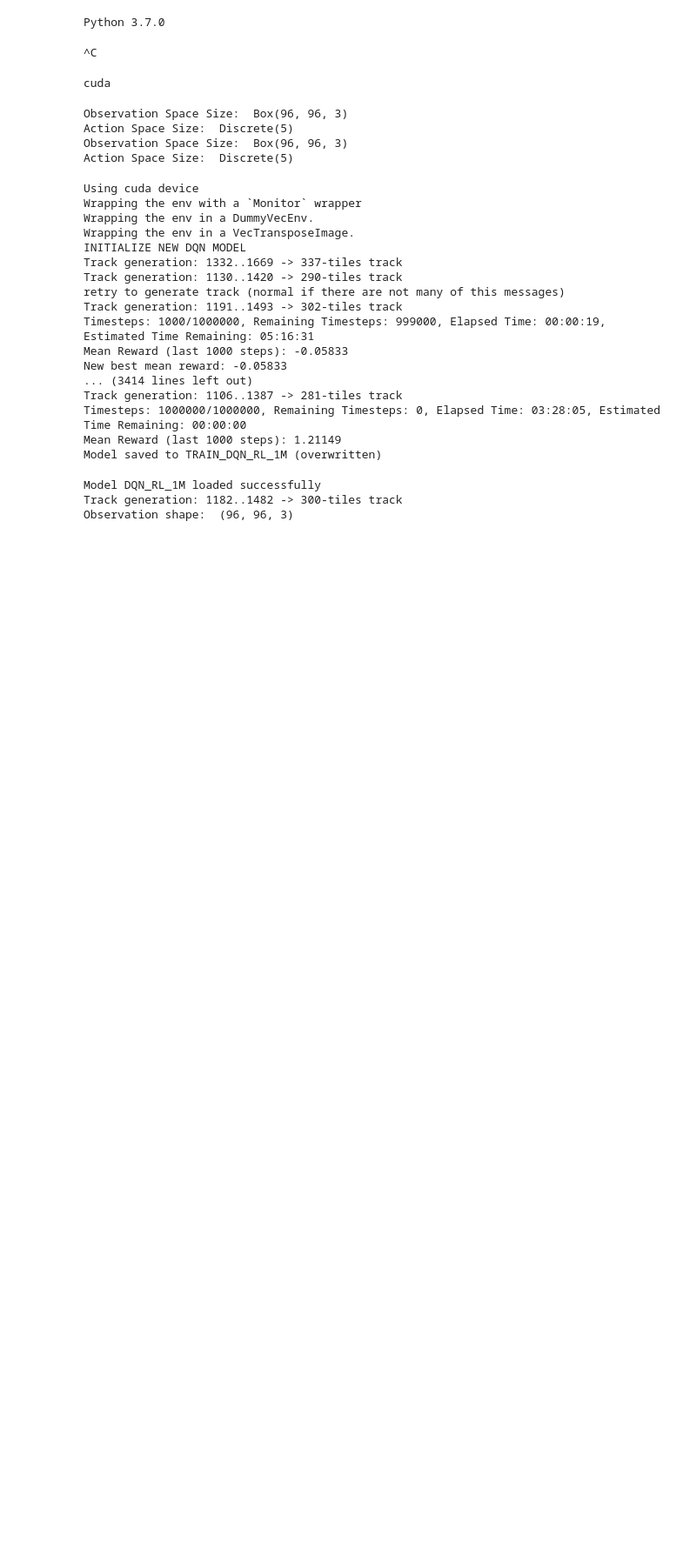
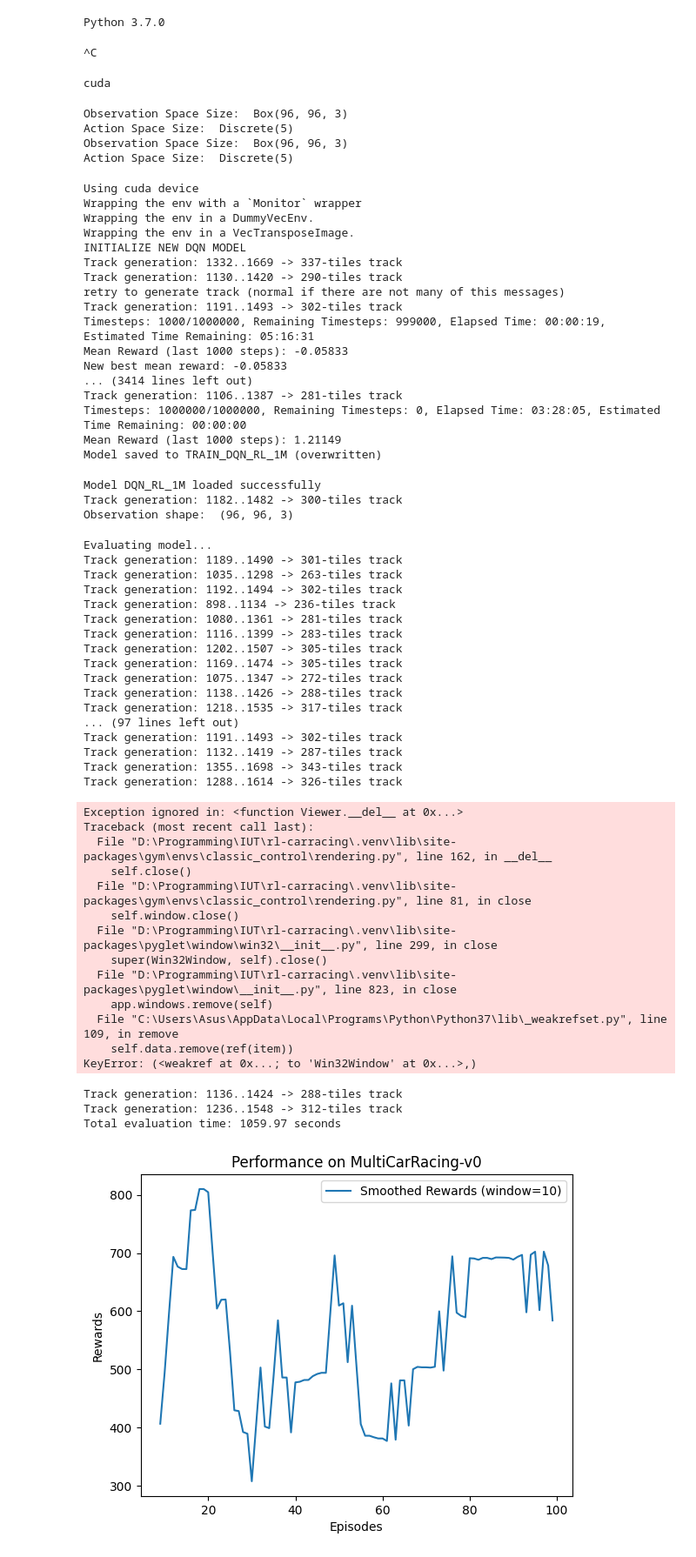
Before and after one commit to JohnnyKoshev/rl-carracing, a Jupyter notebook: dqn.ipynb, the cells around one changed output. Shown at 87% size. Drawn from its saved outputs; the diff is of its cells as text; code cells hidden in the pictures; blank space fills up the shorter version.

Commit message:
feat: evaluation logic

```diff
--- a/dqn.ipynb
+++ b/dqn.ipynb
@@ -261,3 +260,83 @@ evaluate_version(DQN, env, "DQN_RL_1M", "./video")
 Model DQN_RL_1M loaded successfully
 Track generation: 1182..1482 -> 300-tiles track
 Observation shape:  (96, 96, 3)
+# %%
+import pandas as pd
+
+model = DQN.load("DQN_RL_1M")
+
+env = gym.make('MultiCarRacing-v0', num_agents=1)
+
+num_episodes = 100
+
+episode_rewards = []
+
+start_time = time.time()
+
+print("Evaluating model...")
+
+for episode in range(num_episodes):
+    obs = env.reset()
+    done = False
+    total_rewards = 0
+
+    while not done:
+        obs = np.copy(obs)
+        action, _states = model.predict(obs, deterministic=True)
+        obs, reward, done, info = env.step(action)
+        total_rewards += reward
+
+    episode_rewards.append(total_rewards)
+
+end_time = time.time()
+evaluation_time = end_time - start_time
+print(f"Total evaluation time: {evaluation_time:.2f} seconds")
+
+episode_rewards = np.array(episode_rewards)
+
+window_size = 10
+rewards_smoothed = pd.Series(episode_rewards).rolling(window=window_size).mean()
+
+plt.figure()
+plt.plot(rewards_smoothed, label=f'Smoothed Rewards (window={window_size})')
+
+plt.xlabel("Episodes")
+plt.ylabel("Rewards")
+plt.title(f"Performance on {env.spec.id}")
+plt.legend()
+plt.show()
+# %% [output]
+Evaluating model...
+Track generation: 1189..1490 -> 301-tiles track
+Track generation: 1035..1298 -> 263-tiles track
+Track generation: 1192..1494 -> 302-tiles track
+Track generation: 898..1134 -> 236-tiles track
+Track generation: 1080..1361 -> 281-tiles track
+Track generation: 1116..1399 -> 283-tiles track
+Track generation: 1202..1507 -> 305-tiles track
+Track generation: 1169..1474 -> 305-tiles track
+Track generation: 1075..1347 -> 272-tiles track
+Track generation: 1138..1426 -> 288-tiles track
+Track generation: 1218..1535 -> 317-tiles track
+... (97 lines left out)
+Track generation: 1191..1493 -> 302-tiles track
+Track generation: 1132..1419 -> 287-tiles track
+Track generation: 1355..1698 -> 343-tiles track
+Track generation: 1288..1614 -> 326-tiles track
+Exception ignored in: <function Viewer.__del__ at 0x...>
+Traceback (most recent call last):
+  File "D:\Programming\IUT\rl-carracing\.venv\lib\site-packages\gym\envs\classic_control\rendering.py", line 162, in __del__
+    self.close()
+  File "D:\Programming\IUT\rl-carracing\.venv\lib\site-packages\gym\envs\classic_control\rendering.py", line 81, in close
+    self.window.close()
+  File "D:\Programming\IUT\rl-carracing\.venv\lib\site-packages\pyglet\window\win32\__init__.py", line 299, in close
+    super(Win32Window, self).close()
+  File "D:\Programming\IUT\rl-carracing\.venv\lib\site-packages\pyglet\window\__init__.py", line 823, in close
+    app.windows.remove(self)
+  File "C:\Users\Asus\AppData\Local\Programs\Python\Python37\lib\_weakrefset.py", line 109, in remove
+    self.data.remove(ref(item))
+KeyError: (<weakref at 0x...; to 'Win32Window' at 0x...>,)
+Track generation: 1136..1424 -> 288-tiles track
+Track generation: 1236..1548 -> 312-tiles track
+Total evaluation time: 1059.97 seconds
+[figure, added]
```
Also changed, not shown: parts of 1 cell of this notebook, 2 other files.
